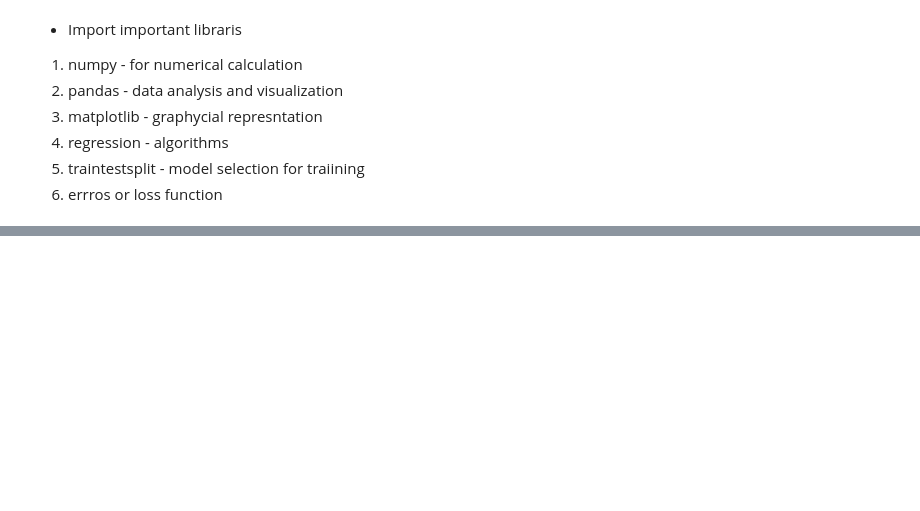
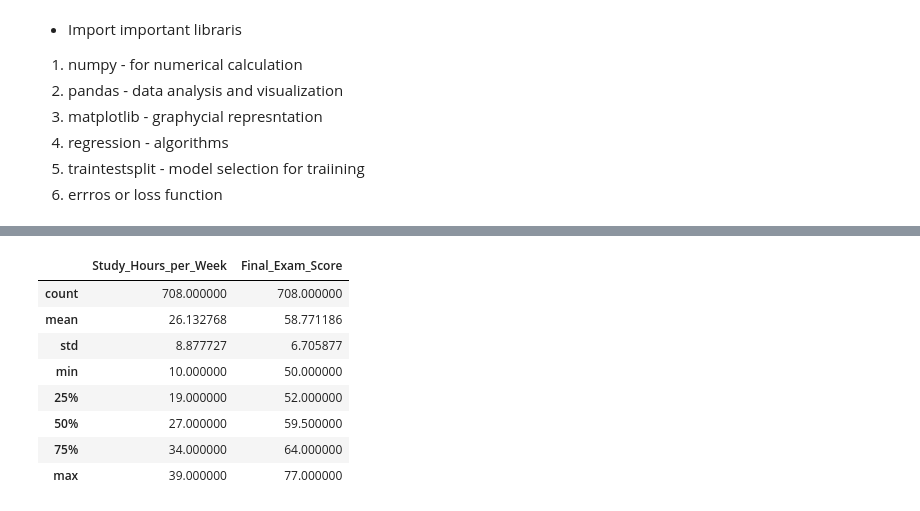
Before and after one commit to subenakhatun/Data-Science, a Jupyter notebook: MachineLearningTheory/linear-regression/linear-regression.ipynb, the cells around one changed output, grey strips where cells are left out. Saved outputs shown, nothing was run; the diff lists cells and outputs as text; code cells hidden in the pictures; blank space fills up the shorter version.

```diff
--- a/MachineLearningTheory/linear-regression/linear-regression.ipynb
+++ b/MachineLearningTheory/linear-regression/linear-regression.ipynb
@@ -171,0 +240,12 @@ from sklearn.metrics import mean_squared_error,mean_absolute_error,r2_score
+# %%
+std.describe()
+# %% [output]
+|  | Study_Hours_per_Week | Final_Exam_Score |
+| count | 708.000000 | 708.000000 |
+| mean | 26.132768 | 58.771186 |
+| std | 8.877727 | 6.705877 |
+| min | 10.000000 | 50.000000 |
+| 25% | 19.000000 | 52.000000 |
+| 50% | 27.000000 | 59.500000 |
+| 75% | 34.000000 | 64.000000 |
+| max | 39.000000 | 77.000000 |
```
Also changed, not shown: parts of 7 cells of this notebook.
